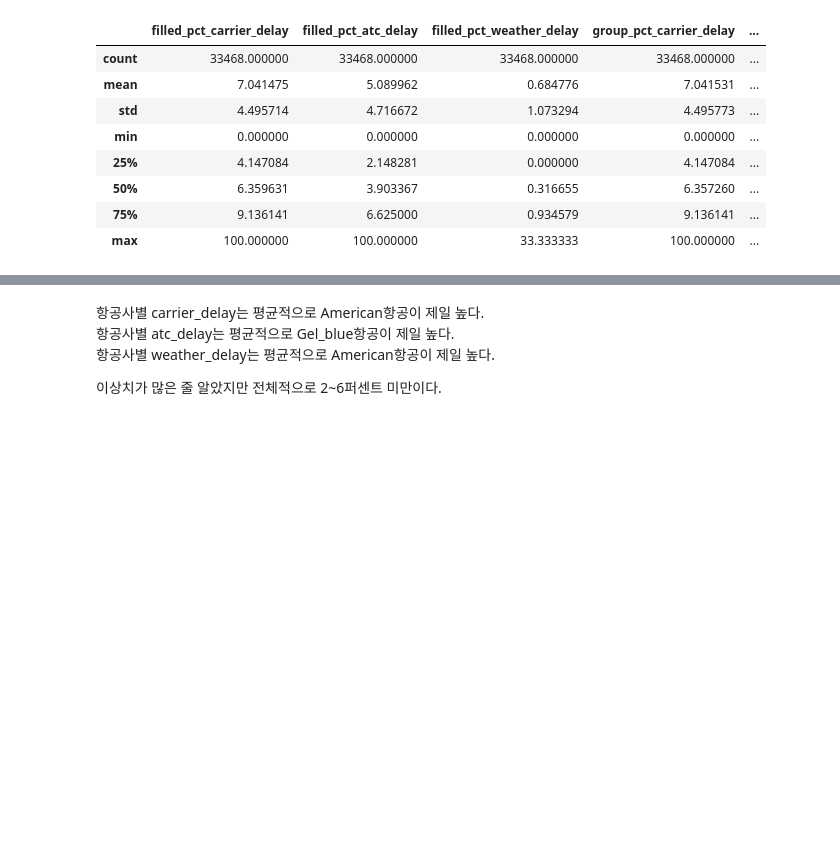
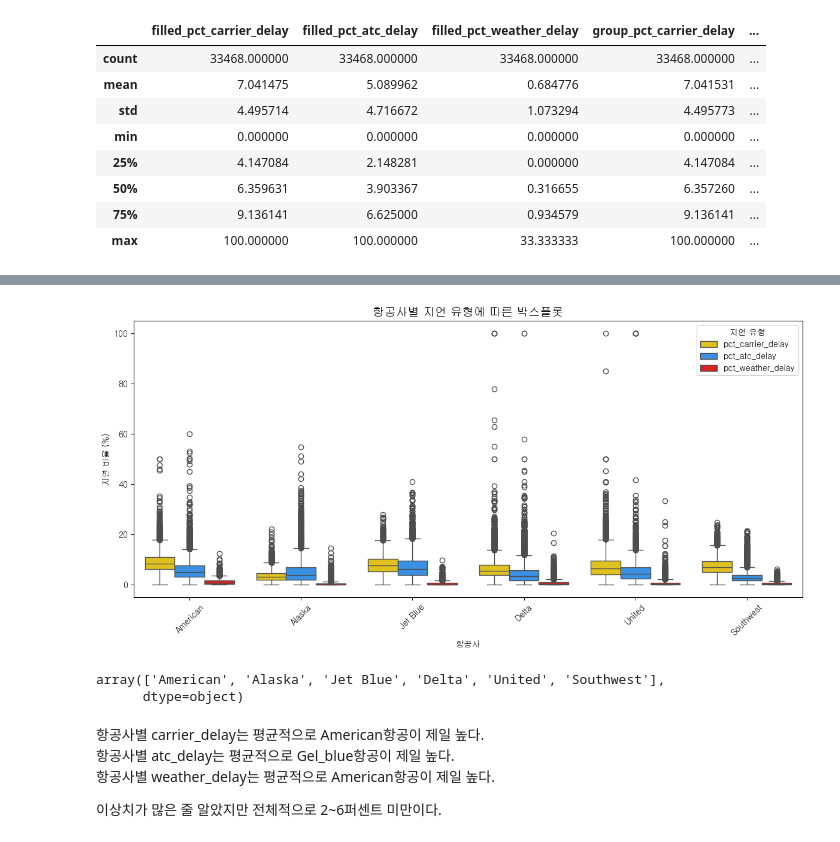
Before and after one commit to sswwdk/hipython_rep, a Jupyter notebook: 01_data_anal_proj/데이터분석 실습.ipynb, the cells around one changed output, grey strips where cells are left out. Cells and saved outputs as stored; diff of their text form; code cells hidden in the pictures; blank space fills up the shorter version.

```diff
--- a/01_data_anal_proj/데이터분석 실습.ipynb
+++ b/01_data_anal_proj/데이터분석 실습.ipynb
@@ -342,3 +342,39 @@ plt.show()
+# %%
+# 항공사별 지연 유형에 따른 boxplot
+df_melted = pd.melt(df,
+                    id_vars='airline',
+                    value_vars=['pct_carrier_delay', 'pct_atc_delay', 'pct_weather_delay'],
+                    var_name='delay_type', value_name='percentage')
+
+# 색상 설정
+color_map = {
+    'pct_carrier_delay': 'gold',        # 노랑
+    'pct_atc_delay': 'dodgerblue',      # 파랑
+    'pct_weather_delay': 'red'          # 빨강
+}
+
+# 그래프 그리기
+plt.figure(figsize=(12, 6))
+sns.boxplot(data=df_melted, x='airline', y='percentage', hue='delay_type', palette=color_map)
+
+# 그래프 꾸미기
+plt.title('항공사별 지연 유형에 따른 박스플롯', fontsize=14)
+plt.xlabel('항공사')
+plt.ylabel('지연 비율 (%)')
+plt.legend(title='지연 유형')
+plt.xticks(rotation=45)
+plt.tight_layout()
+
+# 출력
+plt.show()
+# %% [output]
+[figure, added]
+# %%
+airline_df = df['airline'].unique()
+data_df = df['']
+# %% [output]
+array(['American', 'Alaska', 'Jet Blue', 'Delta', 'United', 'Southwest'],
+      dtype=object)
 # %% [markdown]
 항공사별 carrier_delay는 평균적으로 American항공이 제일 높다.
 항공사별 atc_delay는 평균적으로 Gel_blue항공이 제일 높다.
```
Also changed, not shown: parts of 7 cells of this notebook.
